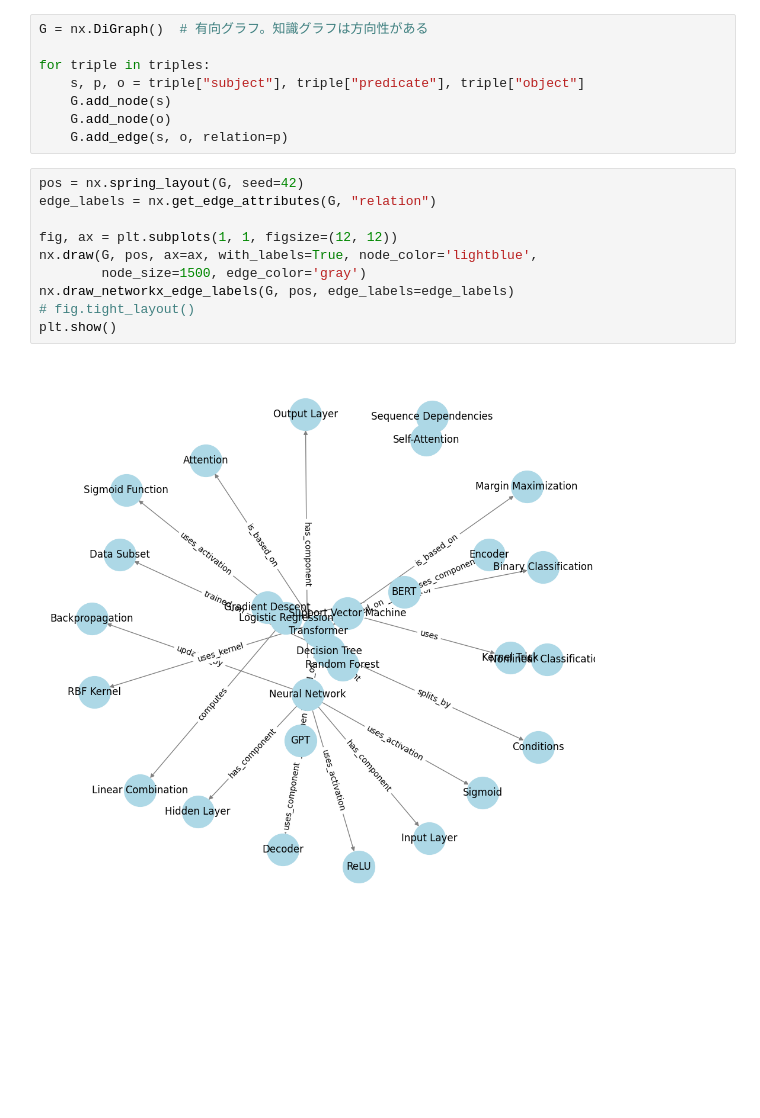
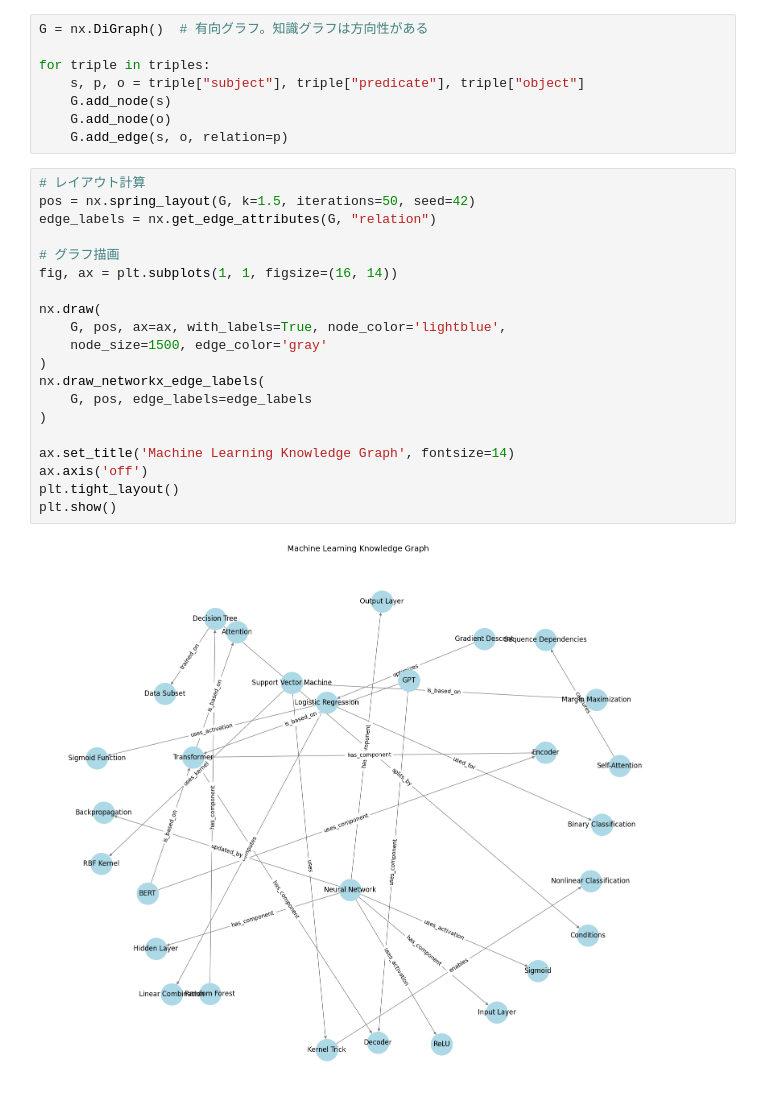
Before and after one commit to tok41/try-graph-rag, a Jupyter notebook: notebooks/phase_2_knowledge_graph_handwrite.ipynb, the cells around one changed output. Drawn from its saved outputs; the diff is of its cells as text; blank space fills up the shorter version.

```diff
--- a/notebooks/phase_2_knowledge_graph_handwrite.ipynb
+++ b/notebooks/phase_2_knowledge_graph_handwrite.ipynb
@@ -73,14 +73,24 @@ for triple in triples:
     G.add_node(o)
     G.add_edge(s, o, relation=p)
 # %%
-pos = nx.spring_layout(G, seed=42)
+# レイアウト計算
+pos = nx.spring_layout(G, k=1.5, iterations=50, seed=42)
 edge_labels = nx.get_edge_attributes(G, "relation")
 
-fig, ax = plt.subplots(1, 1, figsize=(12, 12))
-nx.draw(G, pos, ax=ax, with_labels=True, node_color='lightblue',
-        node_size=1500, edge_color='gray')
-nx.draw_networkx_edge_labels(G, pos, edge_labels=edge_labels)
-# fig.tight_layout()
+# グラフ描画
+fig, ax = plt.subplots(1, 1, figsize=(16, 14))
+
+nx.draw(
+    G, pos, ax=ax, with_labels=True, node_color='lightblue',
+    node_size=1500, edge_color='gray'
+)
+nx.draw_networkx_edge_labels(
+    G, pos, edge_labels=edge_labels
+)
+
+ax.set_title('Machine Learning Knowledge Graph', fontsize=14)
+ax.axis('off')
+plt.tight_layout()
 plt.show()
 # %% [output]
-[figure, old version]
+[figure, new version]
```
Also changed, not shown: parts of 19 cells of this notebook.
